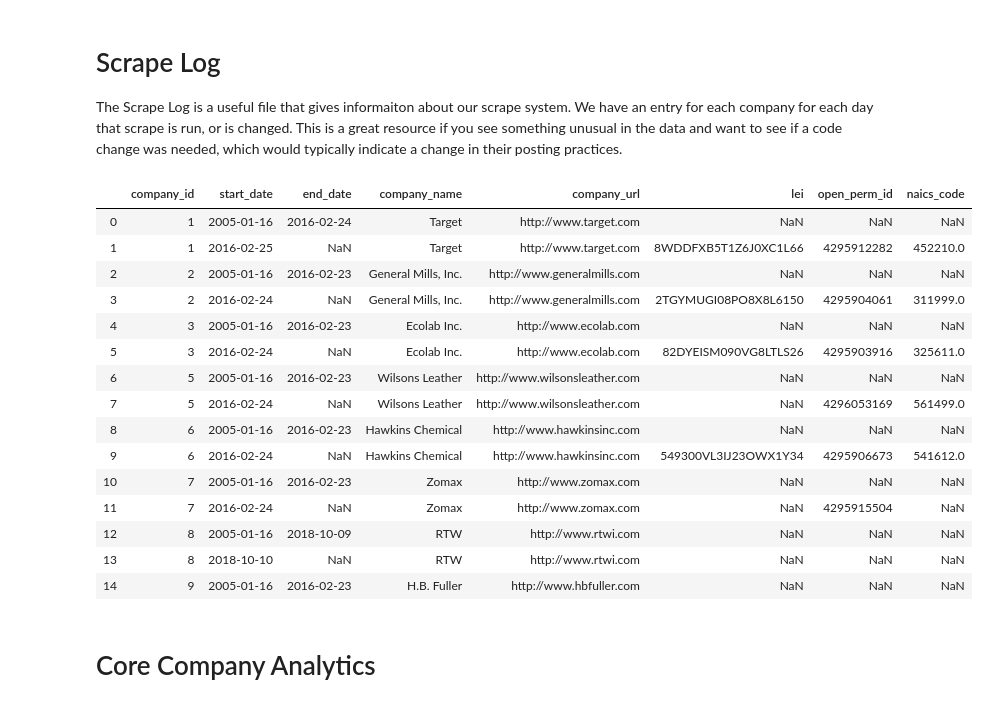
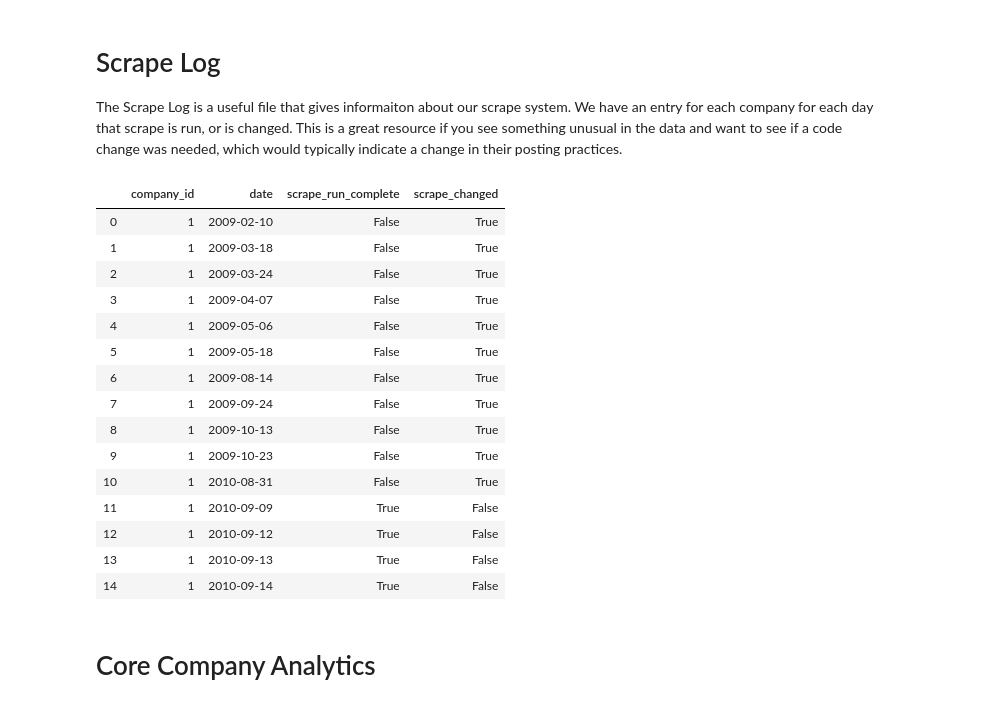
Before and after one commit to LinkUp/Job-Market-Data, a Jupyter notebook: Product Documentation/Product Onboarding.ipynb, the cells around one changed output. Cells and saved outputs as stored; diff of their text form; code cells hidden in the pictures.

Commit message:
Update Product Onboarding.ipynb
Changed the scrape log file to show the correct data.

```diff
--- a/Product Documentation/Product Onboarding.ipynb
+++ b/Product Documentation/Product Onboarding.ipynb
@@ -101,24 +101,24 @@ TickerPITRef = pd.read_csv('fs_company_reference_daily_2019-11-13.csv.gz'); Tick
 
 The Scrape Log is a useful file that gives informaiton about our scrape system.  We have an entry for each company for each day that scrape is run, or is changed.  This is a great resource if you see something unusual in the data and want to see if a code change was needed, which would typically indicate a change in their posting practices.
 # %%
-ScrapeLog = pd.read_csv('raw_pit_company_reference_full_2019-11-16.csv'); ScrapeLog.head(15)
+ScrapeLog = pd.read_csv('raw_company_scrape_log_full_2019-11-01.csv'); ScrapeLog.head(15)
 # %% [output]
-|  | company_id | start_date | end_date | company_name | company_url | lei | open_perm_id | naics_code |
-| 0 | 1 | 2005-01-16 | 2016-02-24 | Target | http://www.target.com | NaN | NaN | NaN |
-| 1 | 1 | 2016-02-25 | NaN | Target | http://www.target.com | 8WDDFXB5T1Z6J0XC1L66 | 4295912282 | 452210.0 |
-| 2 | 2 | 2005-01-16 | 2016-02-23 | General Mills, Inc. | http://www.generalmills.com | NaN | NaN | NaN |
-| 3 | 2 | 2016-02-24 | NaN | General Mills, Inc. | http://www.generalmills.com | 2TGYMUGI08PO8X8L6150 | 4295904061 | 311999.0 |
-| 4 | 3 | 2005-01-16 | 2016-02-23 | Ecolab Inc. | http://www.ecolab.com | NaN | NaN | NaN |
-| 5 | 3 | 2016-02-24 | NaN | Ecolab Inc. | http://www.ecolab.com | 82DYEISM090VG8LTLS26 | 4295903916 | 325611.0 |
-| 6 | 5 | 2005-01-16 | 2016-02-23 | Wilsons Leather | http://www.wilsonsleather.com | NaN | NaN | NaN |
-| 7 | 5 | 2016-02-24 | NaN | Wilsons Leather | http://www.wilsonsleather.com | NaN | 4296053169 | 561499.0 |
-| 8 | 6 | 2005-01-16 | 2016-02-23 | Hawkins Chemical | http://www.hawkinsinc.com | NaN | NaN | NaN |
-| 9 | 6 | 2016-02-24 | NaN | Hawkins Chemical | http://www.hawkinsinc.com | 549300VL3IJ23OWX1Y34 | 4295906673 | 541612.0 |
-| 10 | 7 | 2005-01-16 | 2016-02-23 | Zomax | http://www.zomax.com | NaN | NaN | NaN |
-| 11 | 7 | 2016-02-24 | NaN | Zomax | http://www.zomax.com | NaN | 4295915504 | NaN |
-| 12 | 8 | 2005-01-16 | 2018-10-09 | RTW | http://www.rtwi.com | NaN | NaN | NaN |
-| 13 | 8 | 2018-10-10 | NaN | RTW | http://www.rtwi.com | NaN | NaN | NaN |
-| 14 | 9 | 2005-01-16 | 2016-02-23 | H.B. Fuller | http://www.hbfuller.com | NaN | NaN | NaN |
+|  | company_id | date | scrape_run_complete | scrape_changed |
+| 0 | 1 | 2009-02-10 | False | True |
+| 1 | 1 | 2009-03-18 | False | True |
+| 2 | 1 | 2009-03-24 | False | True |
+| 3 | 1 | 2009-04-07 | False | True |
+| 4 | 1 | 2009-05-06 | False | True |
+| 5 | 1 | 2009-05-18 | False | True |
+| 6 | 1 | 2009-08-14 | False | True |
+| 7 | 1 | 2009-09-24 | False | True |
+| 8 | 1 | 2009-10-13 | False | True |
+| 9 | 1 | 2009-10-23 | False | True |
+| 10 | 1 | 2010-08-31 | False | True |
+| 11 | 1 | 2010-09-09 | True | False |
+| 12 | 1 | 2010-09-12 | True | False |
+| 13 | 1 | 2010-09-13 | True | False |
+| 14 | 1 | 2010-09-14 | True | False |
 # %% [markdown]
 # Core Company Analytics
 # %% [markdown]
```
